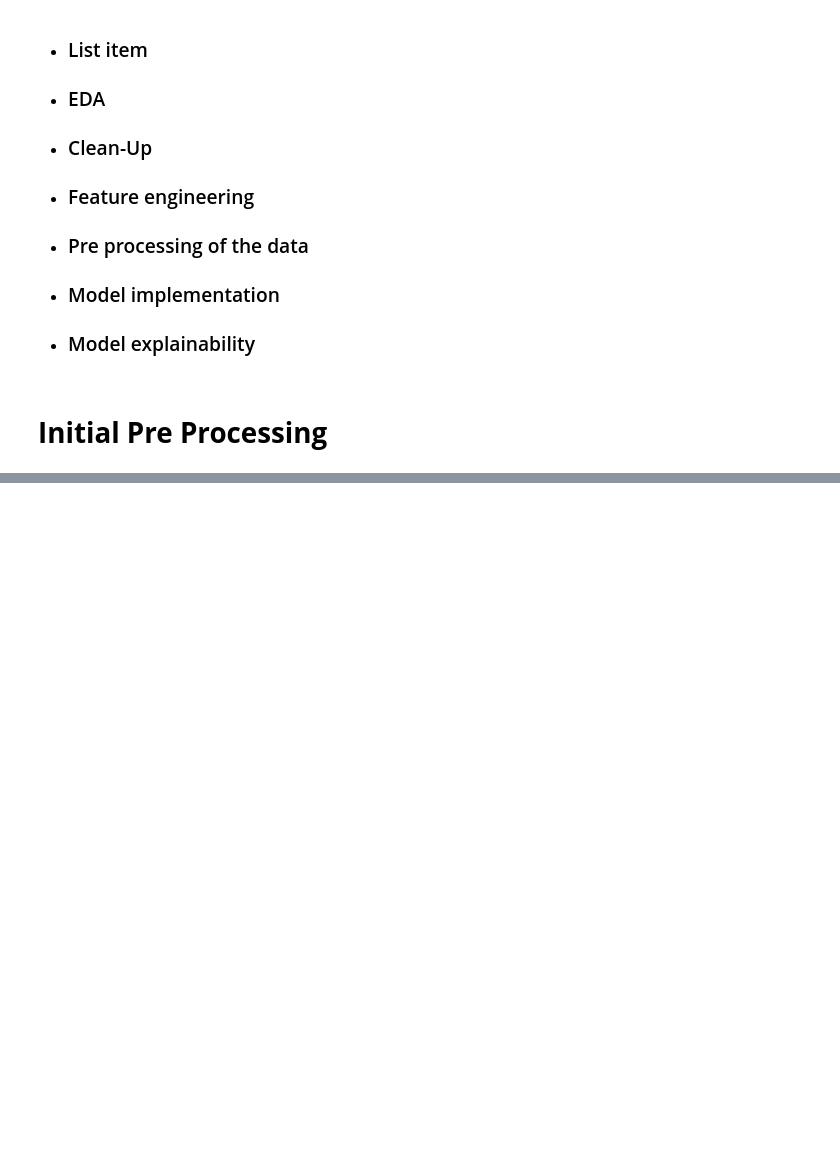
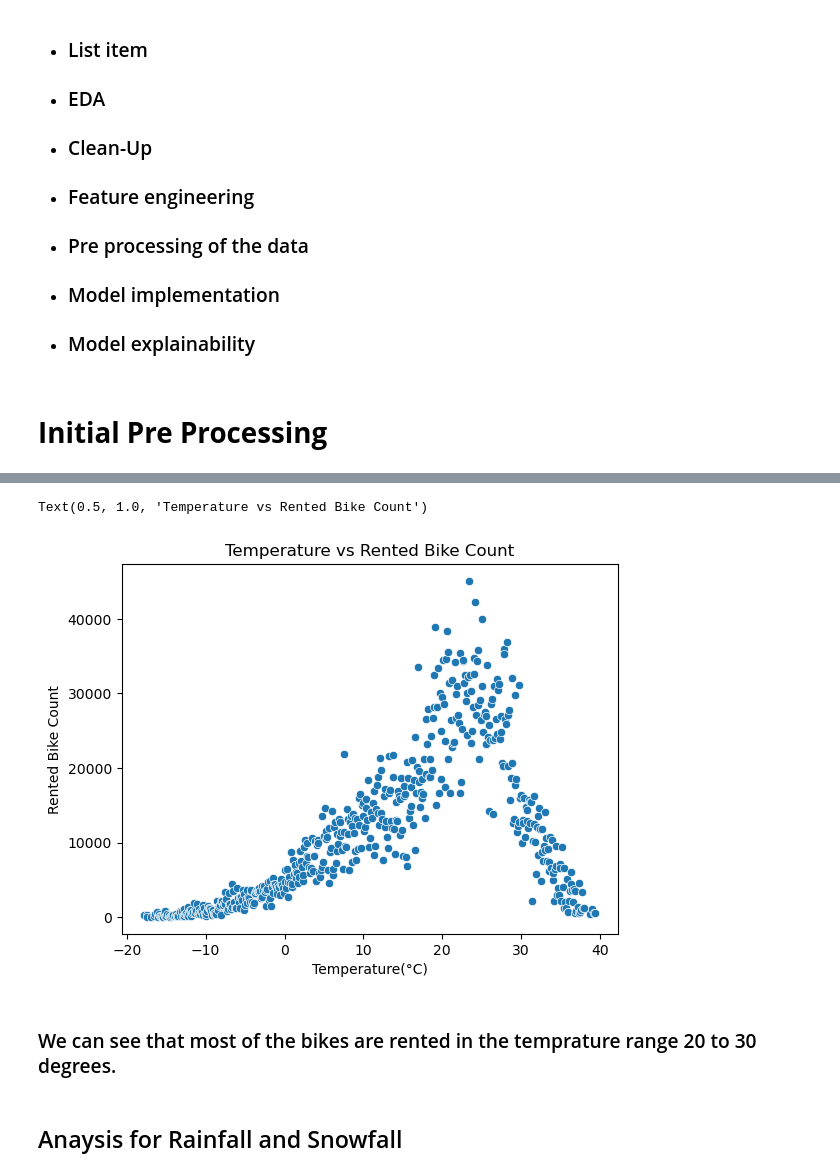
Before and after one commit to vishant750/bike_sharing_demand_prediction, a Jupyter notebook: Bike_sharing_demad_prediction.ipynb, the cells around one changed output, grey strips where cells are left out. Drawn from its saved outputs; the diff is of its cells as text; code cells hidden in the pictures; blank space fills up the shorter version.

```diff
--- a/Bike_sharing_demad_prediction.ipynb
+++ b/Bike_sharing_demad_prediction.ipynb
@@ -45,0 +198,3 @@
+# %%
+bike_sharing_temp_df=bike_sharing_df.groupby('Temperature(°C)')['Rented Bike Count'].sum().reset_index()
+bike_sharing_temp_df
@@ -45,0 +215,10 @@
+# %%
+sns.scatterplot(data=bike_sharing_temp_df,x='Temperature(°C)',y='Rented Bike Count')
+plt.title('Temperature vs Rented Bike Count')
+# %% [output]
+Text(0.5, 1.0, 'Temperature vs Rented Bike Count')
+[figure, added]
+# %% [markdown]
+### We can see that most of the bikes are rented in the temprature range 20 to 30 degrees.
+# %% [markdown]
+## Anaysis for Rainfall and Snowfall
```
Also changed, not shown: parts of 29 cells of this notebook.
